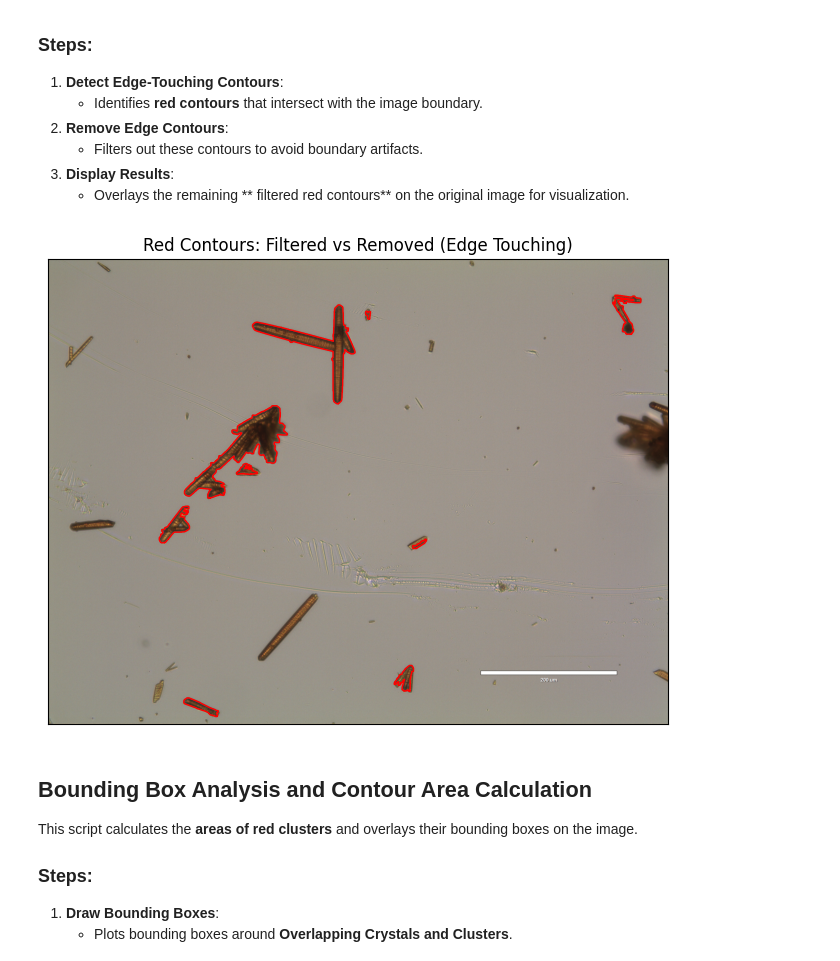
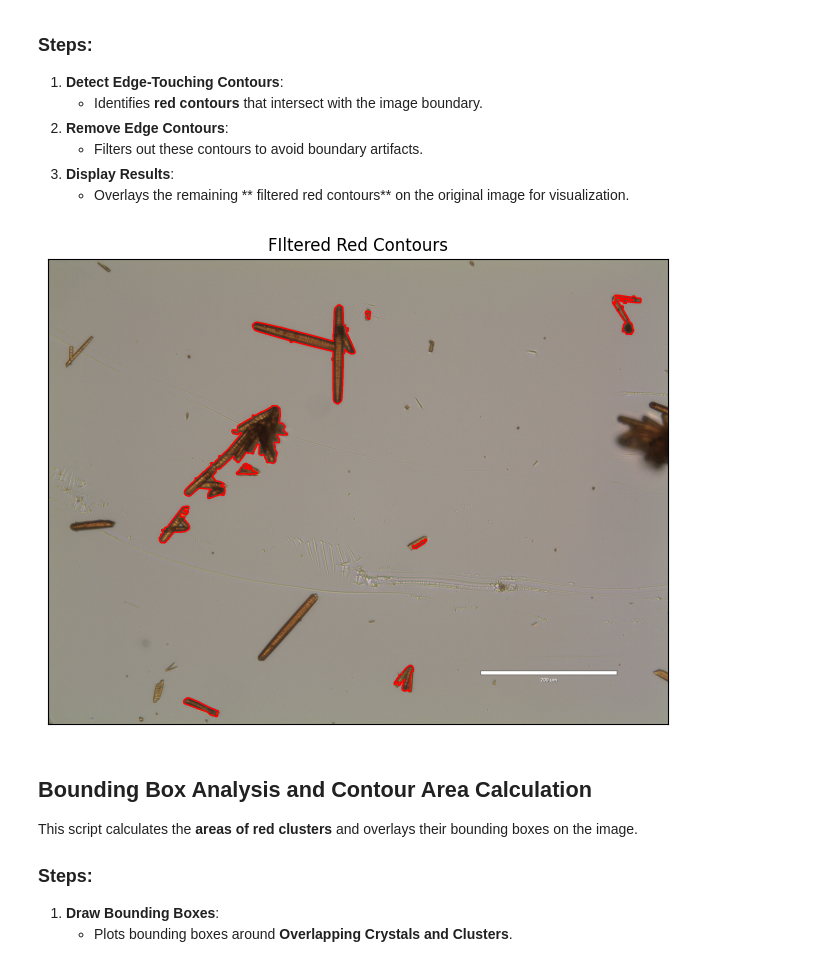
Before and after one commit to uwsunlab/Co-MOF, a Jupyter notebook: MOF_Project_DataAnalysis.ipynb, the cells around one changed output. Cells and saved outputs as stored; diff of their text form; code cells hidden in the pictures.

```diff
--- a/MOF_Project_DataAnalysis.ipynb
+++ b/MOF_Project_DataAnalysis.ipynb
@@ -204,0 +167,10 @@ blue_areas, blue_aspect_ratios = process_blue_contours(image_gray, image, blue_c
+# %%
+# from co_mof import process_blue_contours  # TODO: vague function name
+from co_mof import calculate_blue_contour_metrics, plot_blue_contours
+# blue_areas, blue_aspect_ratios = process_blue_contours(image_gray, image, blue_contours)
+
+# Step 1: Compute bounding boxes, areas, and aspect ratios
+bounding_boxes, blue_areas, blue_aspect_ratios = calculate_blue_contour_metrics(image_gray, blue_contours)
+
+# Step 2: Display bounding boxes on the original image
+plot_blue_contours(image, bounding_boxes)
@@ -248,7 +230,8 @@ This script filters and overlays contours based on statistical analysis of **blu
 # %% [markdown]
 ## Filtering and Overlaying Contours with Area Limits
 # %%
-from co_mof import filter_and_overlay_all_contours_with_upper_limit
+# from co_mof import filter_and_overlay_all_contours_with_upper_limit
+from co_mof import filter_contours_by_area_and_edge, plot_filtered_blue_contours
 
 # Example usage:
 
@@ -260,12 +243,16 @@ if mean_area > 5000:
 elif mean_area < 1000:
     mean_area = 200
 
-filtered_blue_contours, Isolated_Crystals_Area, filtered_red_contours, Isolated_Crystals_AR = filter_and_overlay_all_contours_with_upper_limit(
-    image, image_gray, blue_contours, red_contours, mean_area, std_area, length_per_pixel
+# filtered_blue_contours, Isolated_Crystals_Area, filtered_red_contours, Isolated_Crystals_AR = filter_and_overlay_all_contours_with_upper_limit(
+#     image, image_gray, blue_contours, red_contours, mean_area, std_area, length_per_pixel
+# )
+
+
+# Step 1: Filter contours based on area range and image edge detection
+filtered_blue_contours, isolated_crystal_areas, isolated_crystal_AR, filtered_red_contours, min_area, upper_limit = filter_contours_by_area_and_edge(
+    blue_contours, red_contours, image_gray, mean_area, std_area, length_per_pixel
 )
 
-# Print the areas of filtered blue contours
-print("Filtered Blue Contour Areas:")
-for idx, blue_contour_area in enumerate(Isolated_Crystals_Area):
-    print(f"Contour {idx + 1}: Area = {blue_contour_area}")
+# Step 2: Plot the results
+plot_filtered_blue_contours(image, filtered_blue_contours, isolated_crystal_areas, isolated_crystal_AR, min_area, upper_limit)
 # %% [output]
@@ -286,12 +270,20 @@ This script filters out **red contours** that touch the image edges before furth
 3. **Display Results**:
    - Overlays the remaining ** filtered red contours** on the original image for visualization.
 # %%
-from co_mof import remove_edge_touching_contours_and_display
+# from co_mof import remove_edge_touching_red_contours_and_display
 
-# Remove and display red contours that touch the edges before filtering
-clusters = remove_edge_touching_contours_and_display(filtered_red_contours, image_gray, image, color="red")
+# # Remove and display red contours that touch the edges before filtering
+# clusters = remove_edge_touching_red_contours_and_display(filtered_red_contours, image_gray, image, color="red")
+
+
+from co_mof import remove_edge_touching_contours, plot_filtered_red_contours
+# Step 1: Remove edge-touching contours
+filtered_red_contours = remove_edge_touching_contours(filtered_red_contours, image_gray)
+
+# Step 2: Plot the results
+plot_filtered_red_contours(image, filtered_red_contours, color="red")
 # %% [output]
-[figure, old version]
+[figure, new version]
 # %% [markdown]
 ## Bounding Box Analysis and Contour Area Calculation
 
```
Also changed, not shown: parts of 14 cells of this notebook, 2 other files.
